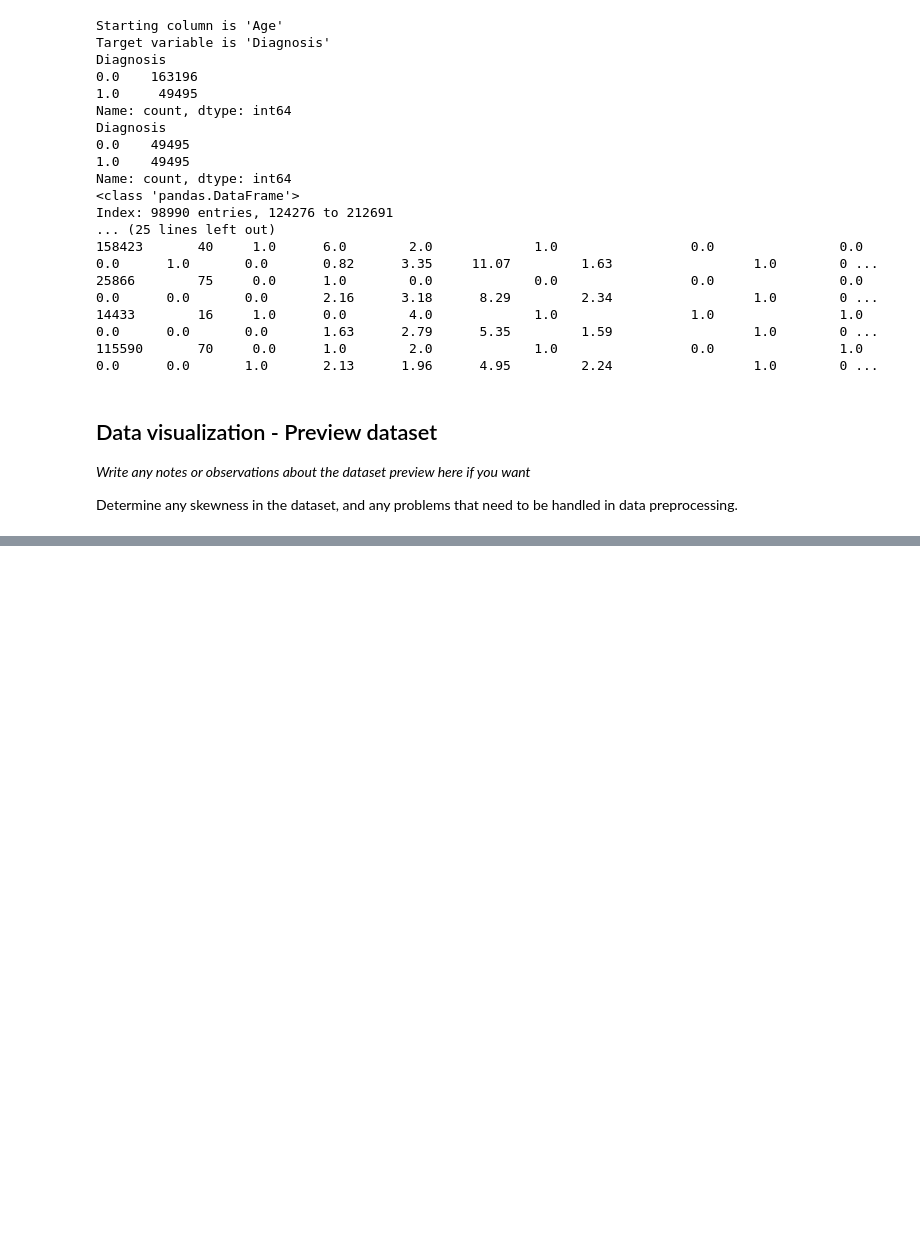
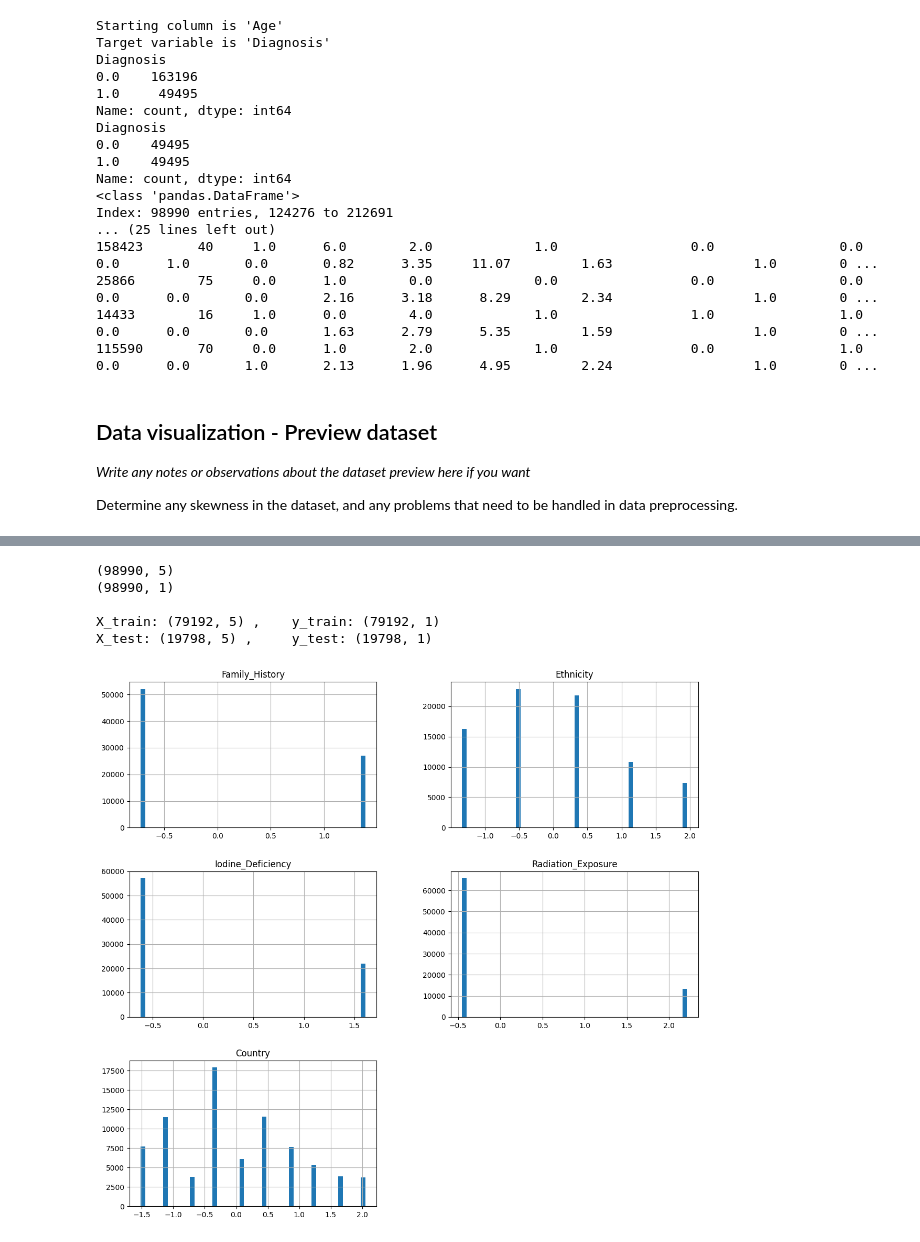
Before and after one commit to gentleman644/foxtrot-thyroid-cancer-prediction, a Jupyter notebook: Project_01_Foxtrot.ipynb, the cells around one changed output, grey strips where cells are left out. Cells and saved outputs as stored; diff of their text form; code cells hidden in the pictures; blank space fills up the shorter version.

Commit message:
Cleaned up and added training/testing

```diff
--- a/Project_01_Foxtrot.ipynb
+++ b/Project_01_Foxtrot.ipynb
@@ -475,0 +339,74 @@ plt.title("Y test and train")
+# %%
+# Training & Test Sets: StratifiedKFold + ShuffleSplit
+from sklearn.model_selection import StratifiedShuffleSplit, ShuffleSplit
+
+X = useful_feats_X
+y = trgt_y
+print(X.shape)
+print(y.shape, "\n")
+
+strat_data = StratifiedShuffleSplit(n_splits=1, test_size=0.2, train_size=0.8)
+for train_index, test_index in strat_data.split(X, y):
+  X_train, y_train = X.iloc[train_index], y.iloc[train_index]
+  X_test, y_test = X.iloc[test_index], y.iloc[test_index]
+print("X_train:", X_train.shape, ",\t", "y_train:", y_train.shape)
+print("X_test:", X_test.shape, ",\t", "y_test:", y_test.shape)
+# %% [output]
+(98990, 5)
+(98990, 1)
+
+X_train: (79192, 5) ,    y_train: (79192, 1)
+X_test: (19798, 5) ,     y_test: (19798, 1)
+# %%
+# Fix P4: Feature Transformation/Scaling/Normalization of Features or Samples ("skewness/unsymmetric" dataset)
+from sklearn.preprocessing import QuantileTransformer, StandardScaler, MinMaxScaler, Normalizer
+
+# Z-Score Normalization (or Standardization) wrt. Features/Columns: Linear Transformation for 'feats_X'
+# 'StandardScaler()' standardizes features by removing the mean and scaling to unit variance.
+scaler = StandardScaler()
+scaler = scaler.fit(X_train)  # Fit ONLY on data(Train) to avoid 'data-leak' & 'bias' from data(Test)
+standized_X_train = scaler.transform(X_train)
+standized_X_test = scaler.transform(X_test)
+'''
+# Quantile Normalization (or Rank Normalization) wrt. Features/Columns: Non-Linear Transformation for 'feats_X'
+# 'QuantileTransformer()' transforms features/columns with 'skewed/congested/highly-spread' data into a uniform(0..1)/normal(-1..0..+1) distr.
+quantile_trans_standzatn = QuantileTransformer(output_distribution='uniform')
+quantile_trans_standzatn = quantile_trans_standzatn.fit(X_train)  # Fit ONLY on data(Train) to avoid 'data-leak' & 'bias' from data(Test)
+standized_X_train = quantile_trans_standzatn.transform(X_train)
+standized_X_test = quantile_trans_standzatn.transform(X_test)
+'''
+'''
+# Min-Max Normalization (or Range Normalization) wrt. Features/Columns: Linear Transformation for 'feats_X'
+# 'MinMaxScaler()' transforms targets/columns such that its values lie btw (min, max)
+minmax = MinMaxScaler(feature_range=(-1, 1))
+minmax = minmax.fit(X_train)  # Fit ONLY on data(Train) to avoid 'data-leak' & 'bias' from data(Test)
+standized_X_train = minmax.transform(X_train)
+standized_X_test = minmax.transform(X_test)
+'''
+'''
+# Unit Normalization (or L2 Normalization) wrt. Rows/Samples: Non-Linear Transformation for 'feats_X'
+# 'Normalizer()' scales each sample/row to a unit-norm (square of all columns in the row == 1). However, it can alter relationships between features.
+normaliztn = Normalizer(norm='l2', axis=1)
+normaliztn = normaliztn.fit(X_train)  # Fit ONLY on data(Train) to avoid 'data-leak' & 'bias' from data(Test)
+normalized_X_train = normaliztn.transform(X_train)
+normalized_X_test = normaliztn.transform(X_test)
+'''
+
+# Z-Score Normalization (or Standardization) wrt. Features/Columns: Linear Transformation for 'trgt_y'
+# 'StandardScaler()' transforms targets/columns such that its values is a standard normal(-1..0..+1) distr.
+standized_y_train = y_train
+standized_y_test = y_test
+'''
+# Min-Max Normalization (or Range Normalization) wrt. Features/Columns: Linear Transformation for 'trgt_y'
+# 'MinMaxScaler()' transforms targets/columns such that its values lie btw (min, max)
+minmax_y_scaler = MinMaxScaler(feature_range=(-1, 1))
+minmax_y_scaler = minmax_y_scaler.fit(y_train)  # Fit ONLY on data(Train) to avoid 'data-leak' & 'bias' from data(Test)
+standized_y_train = minmax_y_scaler.transform(y_train)
+standized_y_test = minmax_y_scaler.transform(y_test)
+'''
+
+# Histrogram shows dataset WITHOUT 'skewness' (data is uniformly distributed)
+pd.DataFrame(standized_X_train, columns=X_train.columns).hist(bins=50, figsize=(14, 13))
+plt.show()
+# %% [output]
+[figure, added]
```
Also changed, not shown: parts of 16 cells of this notebook.
